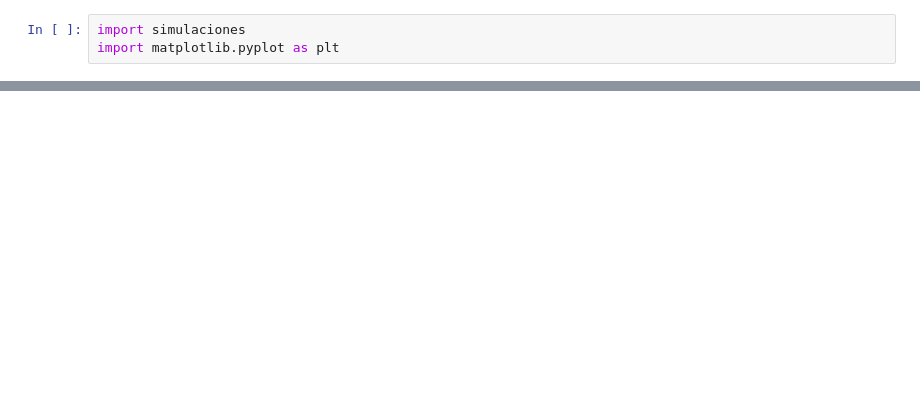
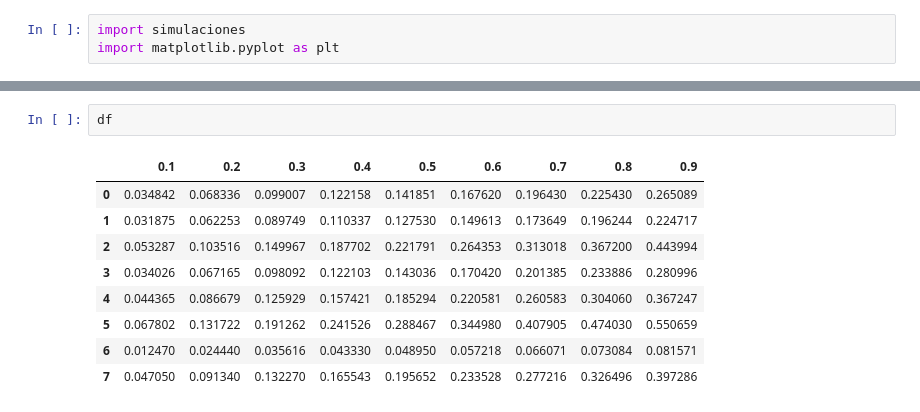
Before and after one commit to edtrelo/BioMatematica, a Jupyter notebook: Modeling COVID-19 Spreading in the ZMVM/simulations/reductions.ipynb, the cells around one changed output, grey strips where cells are left out. Drawn from its saved outputs; the diff is of its cells as text; blank space fills up the shorter version.

```diff
--- a/Modeling COVID-19 Spreading in the ZMVM/simulations/reductions.ipynb
+++ b/Modeling COVID-19 Spreading in the ZMVM/simulations/reductions.ipynb
@@ -11,3 +90,15 @@ df = simulaciones.simularReduccionTrafico()
+# %%
+df
+# %% [output]
+|  | 0.1 | 0.2 | 0.3 | 0.4 | 0.5 | 0.6 | 0.7 | 0.8 | 0.9 |
+| 0 | 0.034842 | 0.068336 | 0.099007 | 0.122158 | 0.141851 | 0.167620 | 0.196430 | 0.225430 | 0.265089 |
+| 1 | 0.031875 | 0.062253 | 0.089749 | 0.110337 | 0.127530 | 0.149613 | 0.173649 | 0.196244 | 0.224717 |
+| 2 | 0.053287 | 0.103516 | 0.149967 | 0.187702 | 0.221791 | 0.264353 | 0.313018 | 0.367200 | 0.443994 |
+| 3 | 0.034026 | 0.067165 | 0.098092 | 0.122103 | 0.143036 | 0.170420 | 0.201385 | 0.233886 | 0.280996 |
+| 4 | 0.044365 | 0.086679 | 0.125929 | 0.157421 | 0.185294 | 0.220581 | 0.260583 | 0.304060 | 0.367247 |
+| 5 | 0.067802 | 0.131722 | 0.191262 | 0.241526 | 0.288467 | 0.344980 | 0.407905 | 0.474030 | 0.550659 |
+| 6 | 0.012470 | 0.024440 | 0.035616 | 0.043330 | 0.048950 | 0.057218 | 0.066071 | 0.073084 | 0.081571 |
+| 7 | 0.047050 | 0.091340 | 0.132270 | 0.165543 | 0.195652 | 0.233528 | 0.277216 | 0.326496 | 0.397286 |
 # %%
 red = df.columns.to_numpy(dtype = float)
 
```
Also changed, not shown: parts of 21 cells of this notebook, 36 other files.
